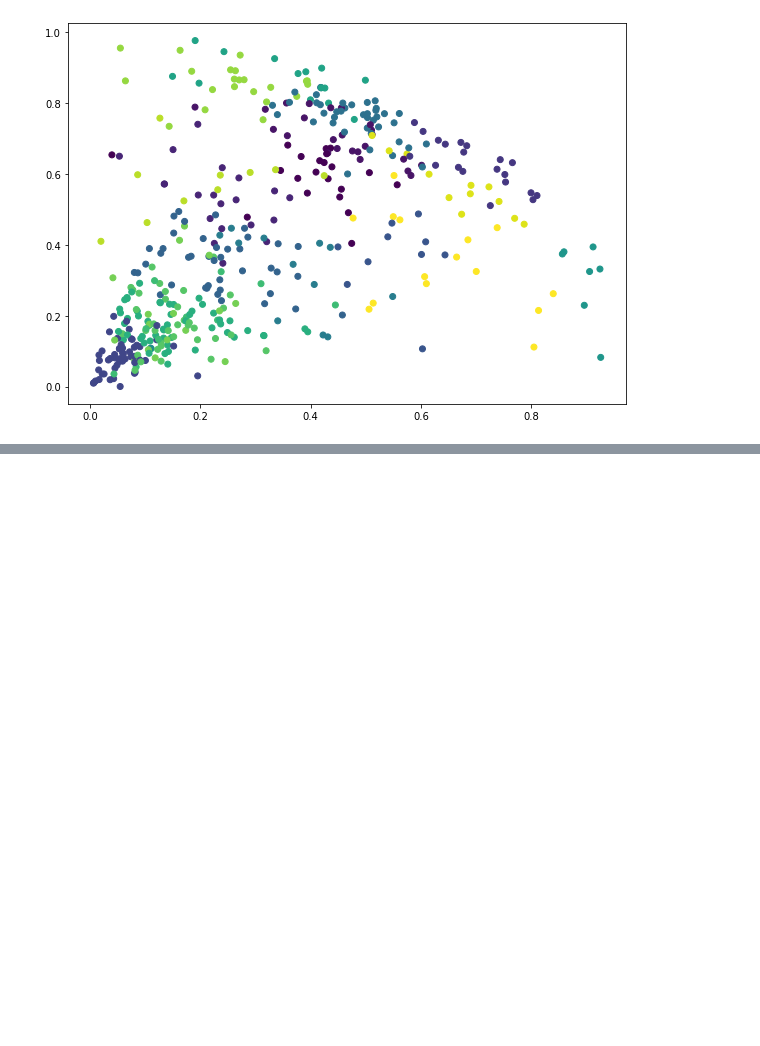
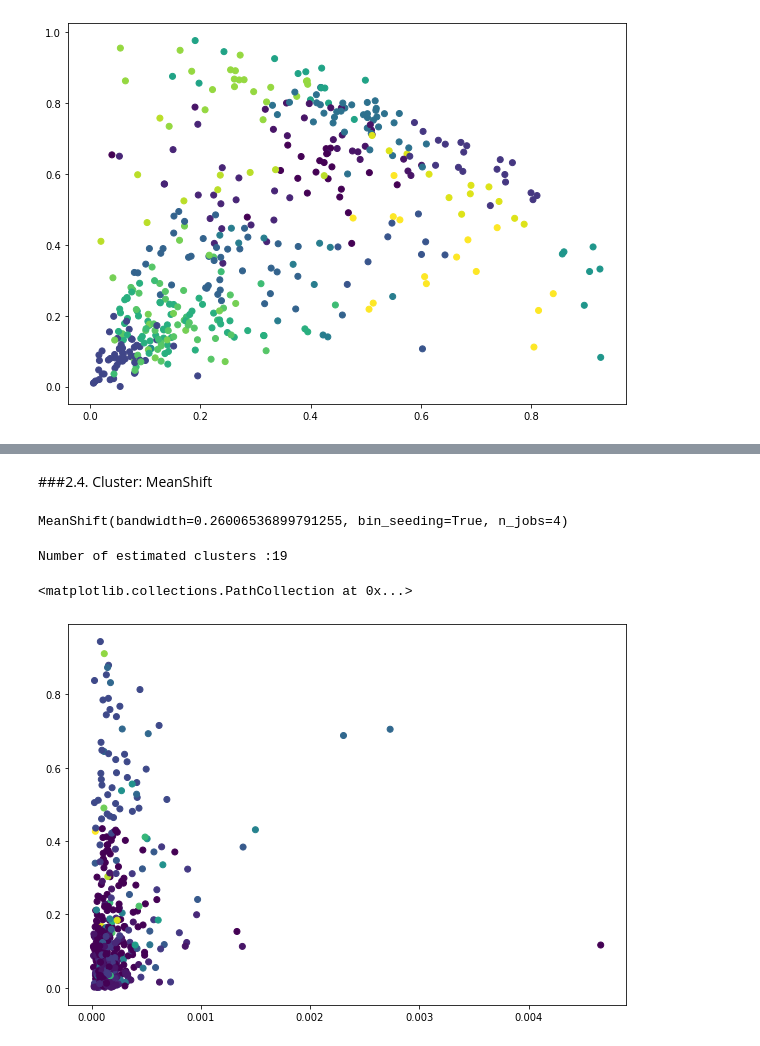
Before and after one commit to RonnyGuevara/Machine-Learning, a Jupyter notebook: TP5/TP5_ML.ipynb, the cells around one changed output, grey strips where cells are left out. Cells and saved outputs as stored; diff of their text form; code cells hidden in the pictures; blank space fills up the shorter version.

```diff
--- a/TP5/TP5_ML.ipynb
+++ b/TP5/TP5_ML.ipynb
@@ -412,0 +425,22 @@ plt.scatter(df_nor['Milk'], df_nor['Grocery'], c=Affinity.labels_)
+# %% [markdown]
+###2.4. Cluster: MeanShift
+# %%
+from sklearn.cluster import MeanShift, estimate_bandwidth
+bandwidth = estimate_bandwidth(df_nor, quantile=0.1, n_samples=100)
+ms = MeanShift(bandwidth=bandwidth,bin_seeding=True, n_jobs=4)
+ms.fit(df_nor)
+# %% [output]
+MeanShift(bandwidth=0.26006536899791255, bin_seeding=True, n_jobs=4)
+# %%
+labels = ms.labels_
+labels_unique = np.unique(labels)
+n_clusters_ = len(labels_unique)
+print("Number of estimated clusters :{}".format(n_clusters_))
+# %% [output]
+Number of estimated clusters :19
+# %%
+plt.figure(figsize=(10, 7))
+plt.scatter(df_nor[option], df_nor[option_2], c=ms.labels_)
+# %% [output]
+<matplotlib.collections.PathCollection at 0x...>
+[figure, added]
```
Also changed, not shown: parts of 53 cells of this notebook.
